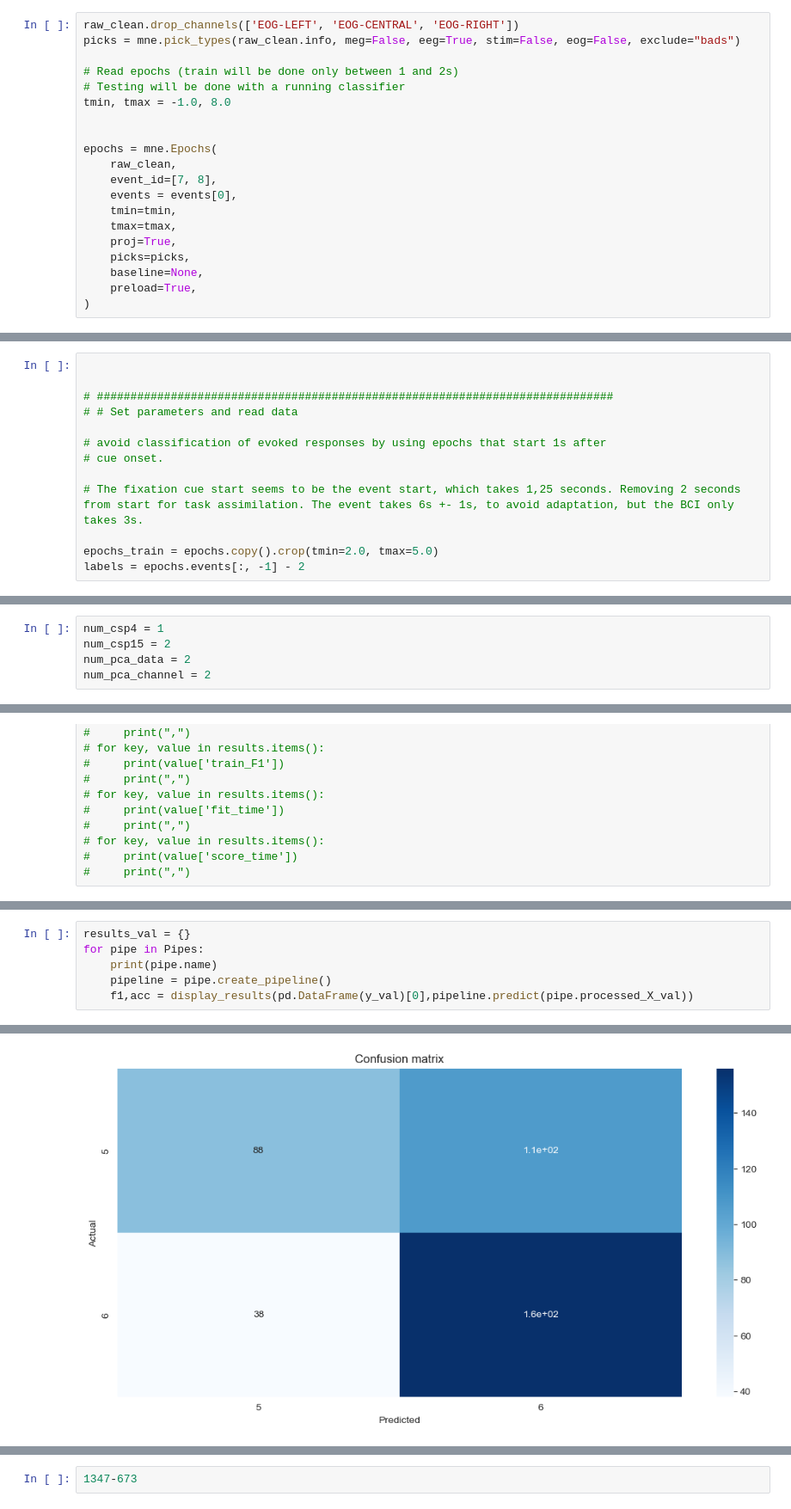
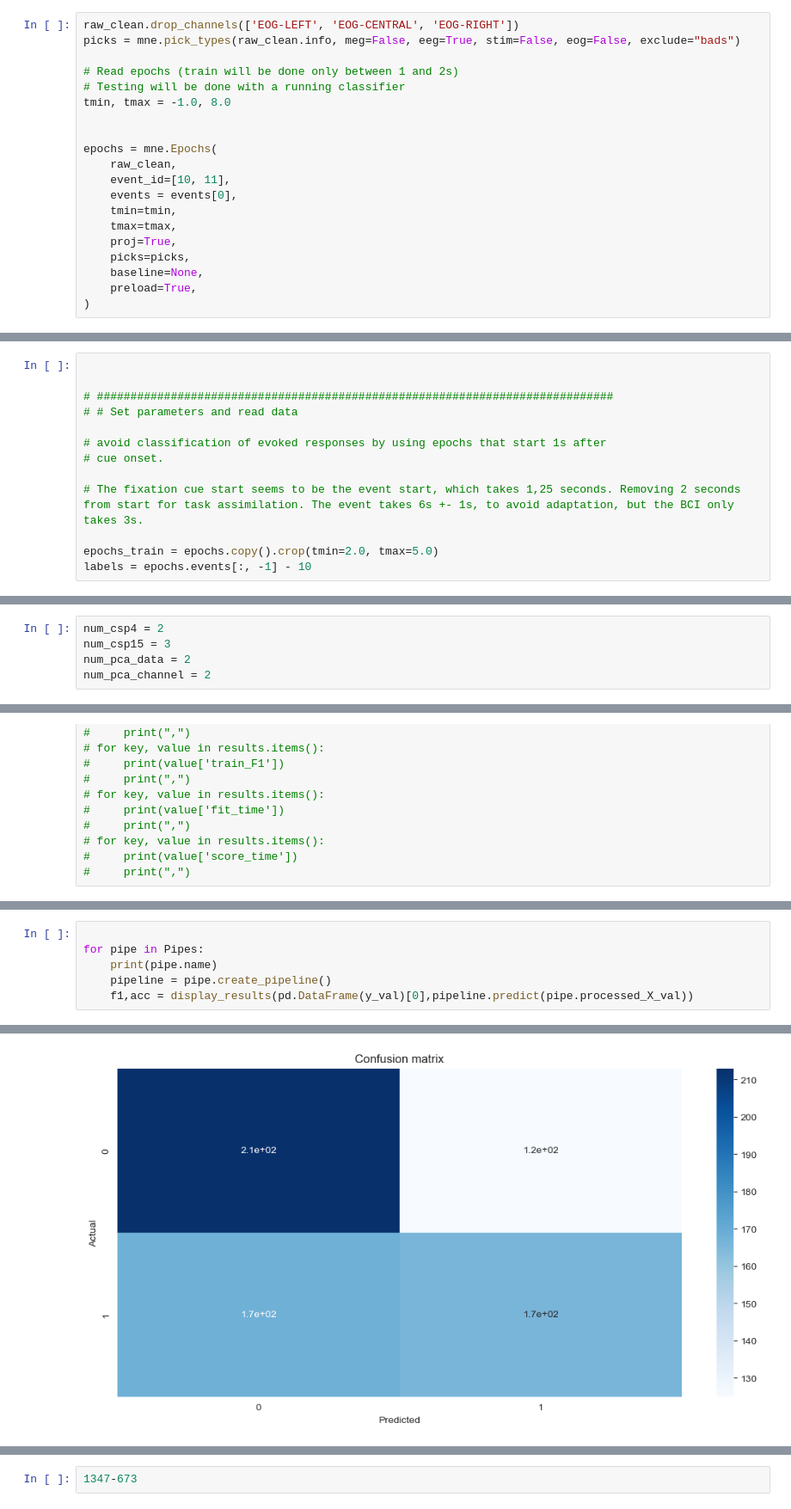
Before and after one commit to MasterExecuson/Data_Science, a Jupyter notebook: code/novos modelos e tratamentos de dados/TCC - epochs processing - 2b.ipynb, the cells around one changed output, grey strips where cells are left out. Shown at 86% size. Cells and saved outputs as stored; diff of their text form.

```diff
--- a/code/novos modelos e tratamentos de dados/TCC - epochs processing - 2b.ipynb
+++ b/code/novos modelos e tratamentos de dados/TCC - epochs processing - 2b.ipynb
@@ -253,7 +252,7 @@ tmin, tmax = -1.0, 8.0
 
 epochs = mne.Epochs(
     raw_clean,
-    event_id=[7, 8],
+    event_id=[10, 11],
     events = events[0],
     tmin=tmin,
     tmax=tmax,
@@ -281,7 +280,7 @@ Using data from preloaded Raw for 1296 events and 1251 original time points ...
 # The fixation cue start seems to be the event start, which takes 1,25 seconds. Removing 2 seconds from start for task assimilation. The event takes 6s +- 1s, to avoid adaptation, but the BCI only takes 3s.
 
 epochs_train = epochs.copy().crop(tmin=2.0, tmax=5.0)
-labels = epochs.events[:, -1] - 2
+labels = epochs.events[:, -1] - 10
 # %%
 epochs_data = epochs.get_data()
 epochs_data_train = epochs_train.get_data()
@@ -416,8 +409,8 @@ num_pca_all = 400
 # pca900_all = PCA(random_state=42,n_components=num_pca_all)
 # pca900_all.fit(concat_X_train)
 # %%
-num_csp4 = 1
-num_csp15 = 2
+num_csp4 = 2
+num_csp15 = 3
 num_pca_data = 2
 num_pca_channel = 2
 # %%
@@ -1228,7 +1221,7 @@ train accuracy scores: 0.5005512679162073
 
 --------------------------------------------------------------------------------------------
 # %%
-results_val = {}
+
 for pipe in Pipes:
     print(pipe.name)
     pipeline = pipe.create_pipeline()
@@ -1266,4 +1259,4 @@ weighted avg     0.6459    0.6272    0.6153       389
-[figure, old version]
+[figure, new version]
 lda_pca12_channel_csp15
               precision    recall  f1-score   support
 
```
Also changed, not shown: parts of 27 cells of this notebook, 1 other file.
